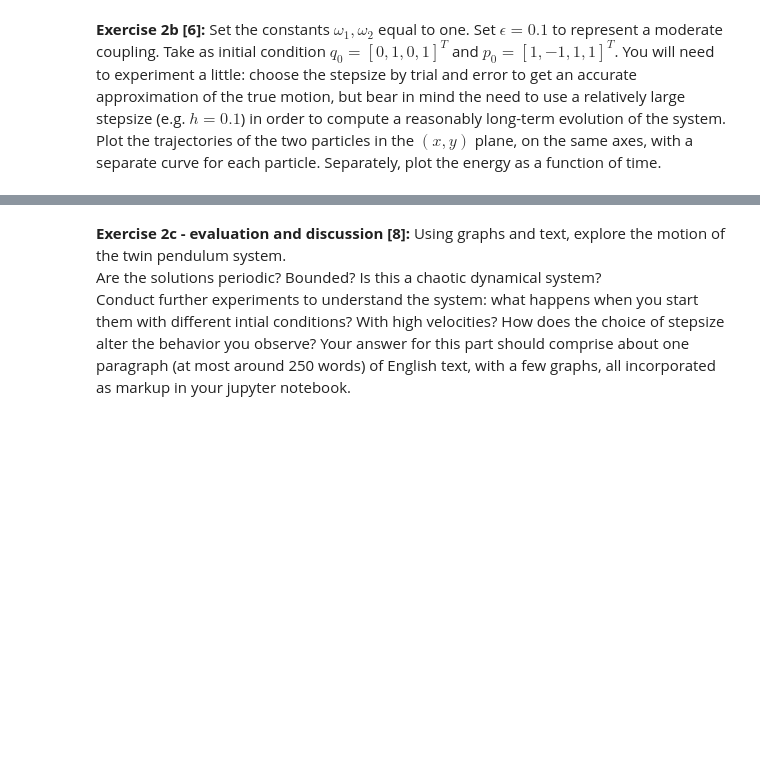
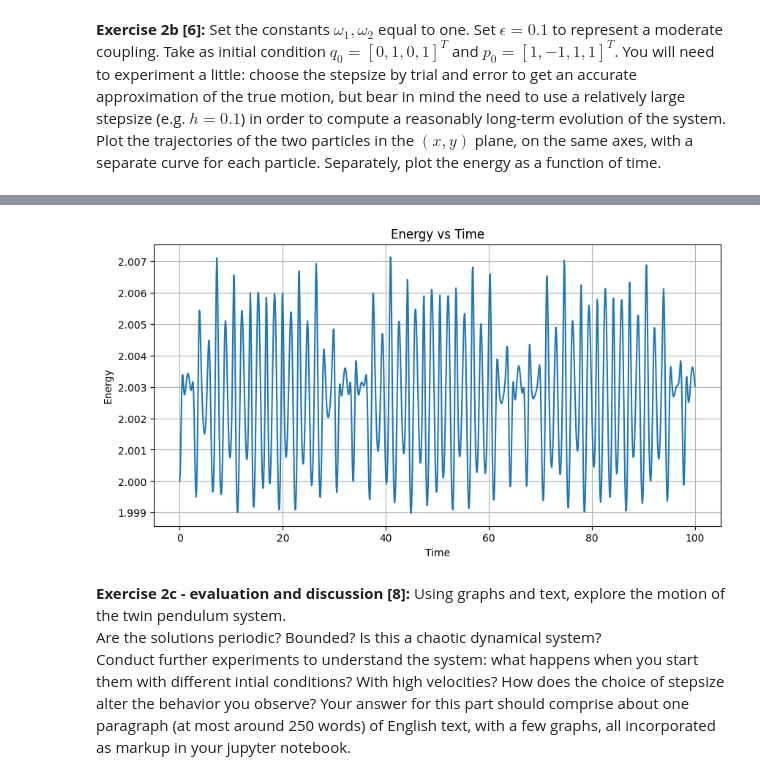
Before and after one commit to uzaykaradag/rscam-hw-2, a Jupyter notebook: ComputerAssessment1.ipynb, the cells around one changed output, grey strips where cells are left out. Drawn from its saved outputs; the diff is of its cells as text; code cells hidden in the pictures; blank space fills up the shorter version.

```diff
--- a/ComputerAssessment1.ipynb
+++ b/ComputerAssessment1.ipynb
@@ -223,3 +227,14 @@ Define new functions  `twinpend_energy` and `twinpend_force` using the trimer fu
+# %%
+def twinpend_force(q, omega1, omega2, epsilon):
+    q1 = np.array(q[:2])
+    q2 = np.array(q[2:])
+
+    force1 = -2 * omega1**2 * (np.linalg.norm(q1) - 1) * q1/np.linalg.norm(q1) \
+             - epsilon * (q1 - q2)
+    force2 = -2 * omega2**2 * (np.linalg.norm(q2) - 1) * q2/np.linalg.norm(q2) \
+             + epsilon * (q1 - q2)  # Notice the sign change here
+
+    return np.concatenate((force1, force2))
 # %% [markdown]
 **Exercise 2b [6]:**
 Set the constants $\omega_1,\omega_2$ equal to one.  Set $\epsilon=0.1$ to represent a moderate coupling.  Take as initial condition $q_0 = [0,1,0,1]^T$ and $p_0 = [1,-1,1,1]^T$.  You will need to experiment a little: choose the stepsize by trial and error to get an accurate approximation of the true motion, but bear in mind the need to use a relatively large stepsize (e.g. $h=0.1$) in order to compute a reasonably long-term evolution of the system. Plot the trajectories of the two particles in the $(x,y)$ plane, on the same axes, with a separate curve for each particle.  Separately, plot the energy as a function of time.
@@ -226,3 +279,17 @@ Set the constants $\omega_1,\omega_2$ equal to one.  Set $\epsilon=0.1$ to repre
+# %%
+# Compute energy at each time step
+energies = np.array([twinpend_energy(QQ[i], PP[i], omega1, omega2, epsilon) for i in range(N+1)])
+
+# Plot energy
+plt.figure(figsize=(10,5))
+plt.plot(np.arange(0, 100+h, h), energies)
+plt.xlabel('Time')
+plt.ylabel('Energy')
+plt.title('Energy vs Time')
+plt.grid(True)
+plt.show()
+# %% [output]
+[figure, added]
 # %% [markdown]
 **Exercise 2c - evaluation and discussion [8]:**
 Using graphs and text, explore the motion of the twin pendulum system.
```
Also changed, not shown: parts of 16 cells of this notebook.
